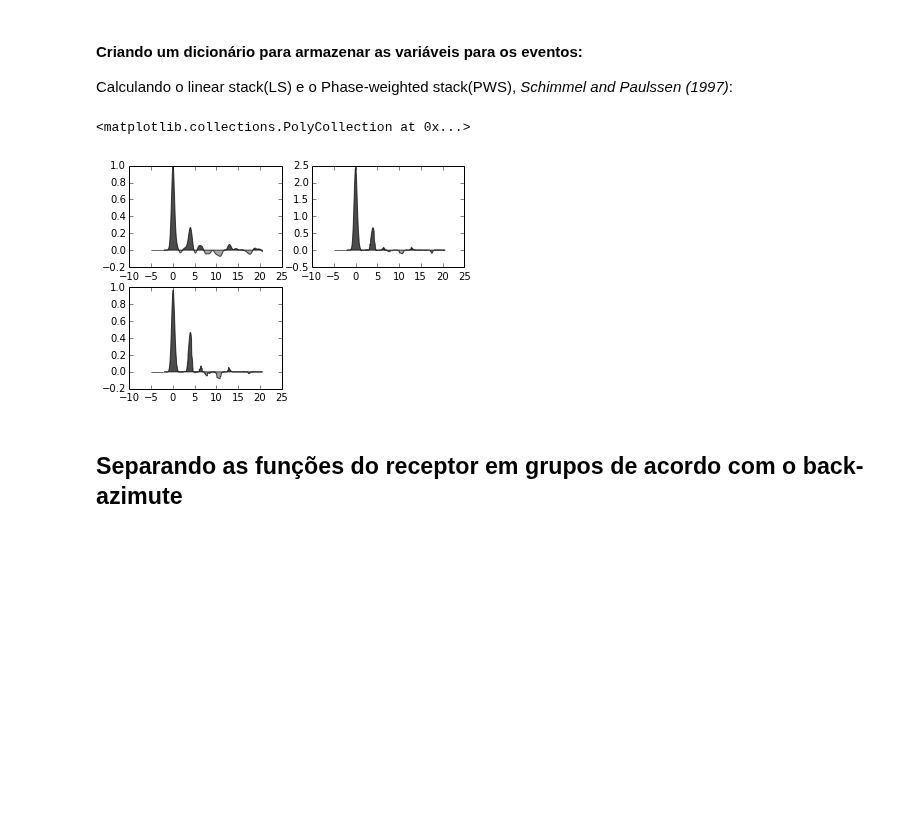
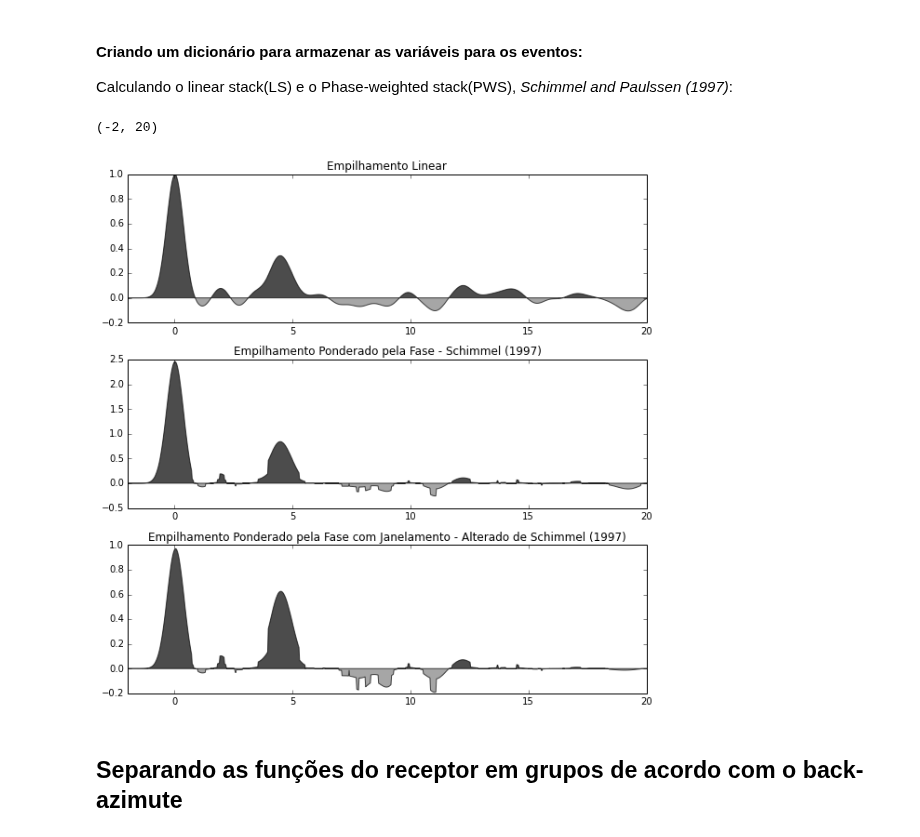
Before and after one commit to dIOGOLOC/projeto_mestrado, a Jupyter notebook: plotagem_funcao_receptor.ipynb, the cells around one changed output. Cells and saved outputs as stored; diff of their text form; code cells hidden in the pictures; blank space fills up the shorter version.

```diff
--- a/plotagem_funcao_receptor.ipynb
+++ b/plotagem_funcao_receptor.ipynb
@@ -6,7 +6,7 @@ Módulos como glob, os e shutil são utilizados em algumas rotinas de busca e co
 # %% [markdown]
 <h3>Escolha da estação para plotar das funções do Receptor</h3>
 # %%
-STA = 'SLP01'
+STA = 'STA01'
 # %% [markdown]
 <h3>Procurando as funções do Receptor nas pastas das estações:</h3>
 # %%
@@ -106,10 +108,10 @@ STdados = {'stR':[],'dataR':[],'stT':[],'dataT':[],'time':[],'orglist':[],'gcarc
 STdados['stR'] = obspy.read('*0.sac')
 STdados['stR'].normalize()
 STdados['dataR'] = [i.data for i in STdados['stR']]
-STdados['stT'] = obspy.read('*t.sac')
-STdados['dataT'] = [i.data for i in STdados['stT']]
+#STdados['stT'] = obspy.read('*t.sac')
+#STdados['dataT'] = [i.data for i in STdados['stT']]
 STdados['timeR'] = [i.times() for i in STdados['stR']]
-STdados['timeT'] = [i.times() for i in STdados['stT']]
+#STdados['timeT'] = [i.times() for i in STdados['stT']]
 STdados['dist'] = [format(i.stats.sac.dist,'.0f') for i in STdados['stR']]
 STdados['gcarc'] = [format(i.stats.sac.gcarc,'.0f') for i in STdados['stR']]
 STdados['BAZ'] = [format(i.stats.sac.baz,'.0f') for i in STdados['stR']]
@@ -140,20 +142,29 @@ for i in xrange(len(STdados['stR'])):
 for i in xrange(len(STdados['stR'])):
     STdados['ampli_max'].append(max(STdados['dataR'][i]))
 # %%
-gs = gridspec.GridSpec(2,2)
+plt.figure(figsize = (10,10), facecolor='w')
+gs = gridspec.GridSpec(3,1,hspace=0.25)
 ax1 = plt.subplot(gs[0])
 ax2 = plt.subplot(gs[1])
 ax3 = plt.subplot(gs[2])
 
+ax1.set_title('Empilhamento Linear')
 ax1.fill_between(STdados['stack_time']-5,STdados['LS'],0,where=STdados['LS']>=0,facecolor='black',alpha=0.7, interpolate=True)
 ax1.fill_between(STdados['stack_time']-5,STdados['LS'],0,where=STdados['LS']<=0,facecolor='gray',alpha=0.7, interpolate=True)
+ax1.set_xlim(-2,20)
+
+ax2.set_title('Empilhamento Ponderado pela Fase - Schimmel (1997)')
 ax2.fill_between(STdados['stack_time']-5,STdados['PWS'],0,where=STdados['PWS']>=0,facecolor='black',alpha=0.7, interpolate=True)
 ax2.fill_between(STdados['stack_time']-5,STdados['PWS'],0,where=STdados['PWS']<=0,facecolor='gray',alpha=0.7, interpolate=True)
+ax2.set_xlim(-2,20)
+
+ax3.set_title('Empilhamento Ponderado pela Fase com Janelamento - Alterado de Schimmel (1997)')
 ax3.fill_between(STdados['stack_time']-5,STdados['PWS_window'],0,where=STdados['PWS_window']>=0,facecolor='black',alpha=0.7, interpolate=True)
 ax3.fill_between(STdados['stack_time']-5,STdados['PWS_window'],0,where=STdados['PWS_window']<=0,facecolor='gray',alpha=0.7, interpolate=True)
+ax3.set_xlim(-2,20)
 # %% [output]
-<matplotlib.collections.PolyCollection at 0x...>
+(-2, 20)
-[figure, old version]
+[figure, new version]
 # %% [markdown]
 <h2>Separando as funções do receptor em grupos de acordo com o back-azimute</h2>
 # %% [markdown]
```
Also changed, not shown: parts of 2 cells of this notebook, 3 other files.
